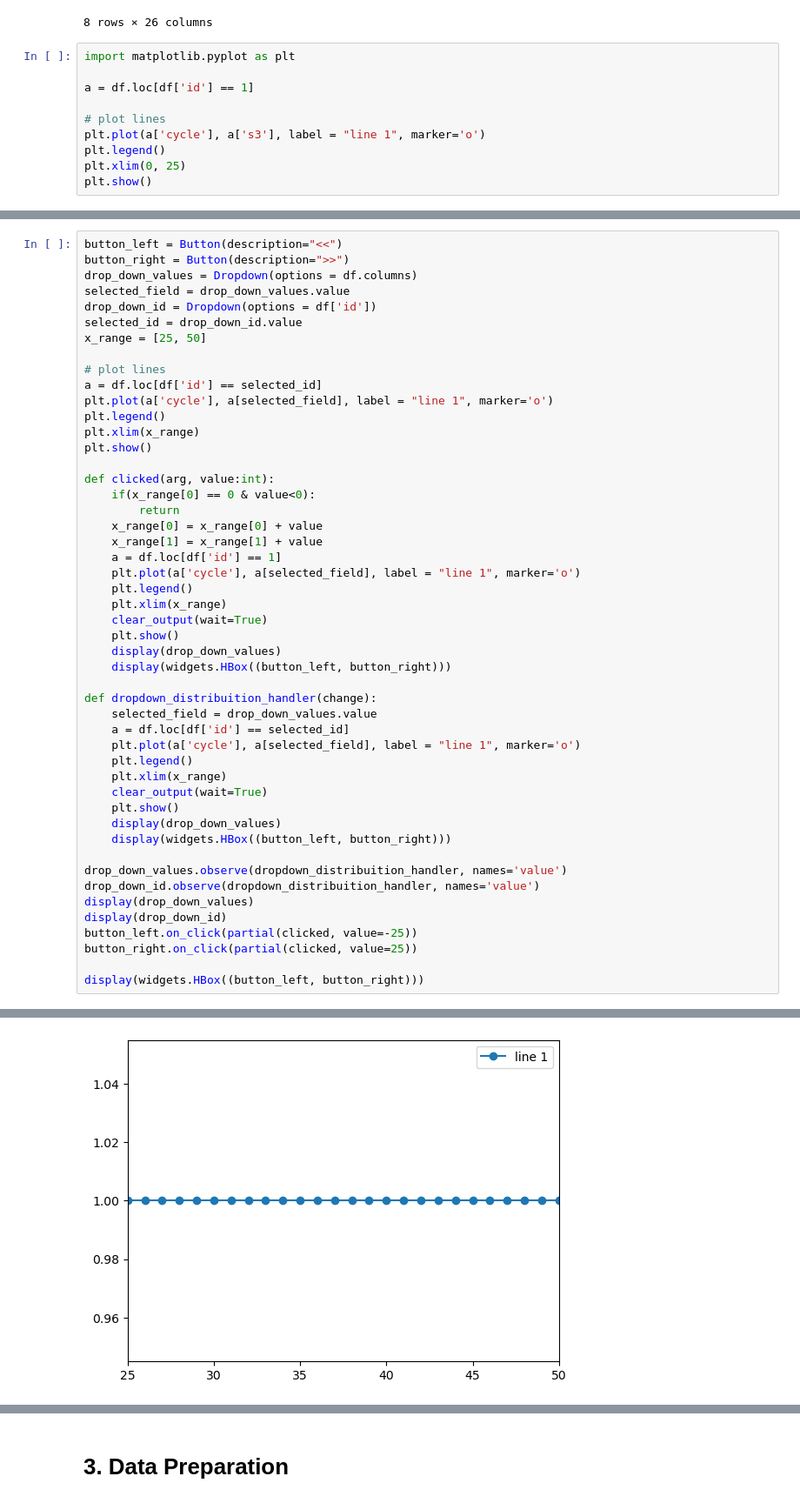
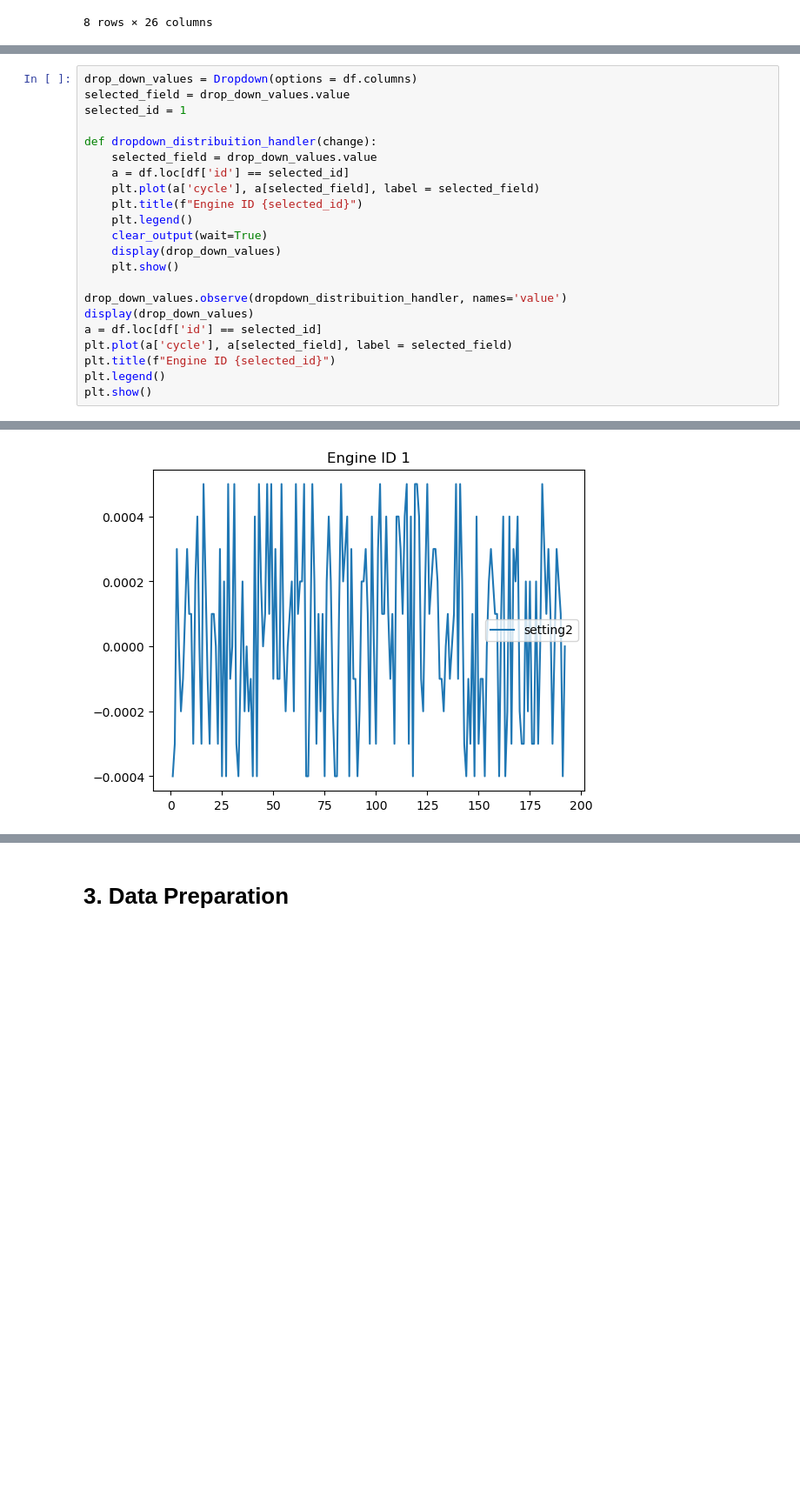
Before and after one commit to xavier-santos/Challenge2-Team7-MEIA-2022-2023, a Jupyter notebook: Notebooks/Challenge 2 - Data Importation and Preparation.ipynb, the cells around one changed output, grey strips where cells are left out. Shown: that part at 87% size. Cells and saved outputs as stored; diff of their text form; blank space fills up the shorter version.

```diff
--- a/Notebooks/Challenge 2 - Data Importation and Preparation.ipynb
+++ b/Notebooks/Challenge 2 - Data Importation and Preparation.ipynb
@@ -98,13 +99,3 @@ df.describe()
 | 75% | 77.000000 | 156.000000 | 0.001500 | 0.000300 | 100.0 | 5.186700e+02 | 643.000000 | 1594.380000 | 1414.555000 | 1.462000e+01 | ... | ... |
 | max | 100.000000 | 362.000000 | 0.008700 | 0.000600 | 100.0 | 5.186700e+02 | 644.530000 | 1616.910000 | 1441.490000 | 1.462000e+01 | ... | ... |
 8 rows × 26 columns
-# %%
-import matplotlib.pyplot as plt
-
-a = df.loc[df['id'] == 1]
-
-# plot lines
-plt.plot(a['cycle'], a['s3'], label = "line 1", marker='o')
-plt.legend()
-plt.xlim(0, 25)
-plt.show()
@@ -113,50 +102,23 @@ plt.show()
 # %%
-button_left = Button(description="<<")
-button_right = Button(description=">>")
 drop_down_values = Dropdown(options = df.columns)
 selected_field = drop_down_values.value
-drop_down_id = Dropdown(options = df['id'])
-selected_id = drop_down_id.value
-x_range = [25, 50]
-
-# plot lines
-a = df.loc[df['id'] == selected_id]
-plt.plot(a['cycle'], a[selected_field], label = "line 1", marker='o')
-plt.legend()
-plt.xlim(x_range)
-plt.show()
-
-def clicked(arg, value:int):
-    if(x_range[0] == 0 & value<0):
-        return
-    x_range[0] = x_range[0] + value
-    x_range[1] = x_range[1] + value
-    a = df.loc[df['id'] == 1]
-    plt.plot(a['cycle'], a[selected_field], label = "line 1", marker='o')
-    plt.legend()
-    plt.xlim(x_range)
-    clear_output(wait=True)
-    plt.show()
-    display(drop_down_values)
-    display(widgets.HBox((button_left, button_right)))
+selected_id = 1
 
 def dropdown_distribuition_handler(change):
     selected_field = drop_down_values.value
     a = df.loc[df['id'] == selected_id]
-    plt.plot(a['cycle'], a[selected_field], label = "line 1", marker='o')
+    plt.plot(a['cycle'], a[selected_field], label = selected_field)
+    plt.title(f"Engine ID {selected_id}")
     plt.legend()
-    plt.xlim(x_range)
     clear_output(wait=True)
+    display(drop_down_values)
     plt.show()
-    display(drop_down_values)
-    display(widgets.HBox((button_left, button_right)))
 
 drop_down_values.observe(dropdown_distribuition_handler, names='value')
-drop_down_id.observe(dropdown_distribuition_handler, names='value')
 display(drop_down_values)
-display(drop_down_id)
-button_left.on_click(partial(clicked, value=-25))
-button_right.on_click(partial(clicked, value=25))
-
-display(widgets.HBox((button_left, button_right)))
+a = df.loc[df['id'] == selected_id]
+plt.plot(a['cycle'], a[selected_field], label = selected_field)
+plt.title(f"Engine ID {selected_id}")
+plt.legend()
+plt.show()
 # %% [output]
@@ -163 +126 @@ display(widgets.HBox((button_left, button_right)))
-[figure, old version]
+[figure, new version]
```
Also changed, not shown: parts of 3 cells of this notebook, 3 other files.
